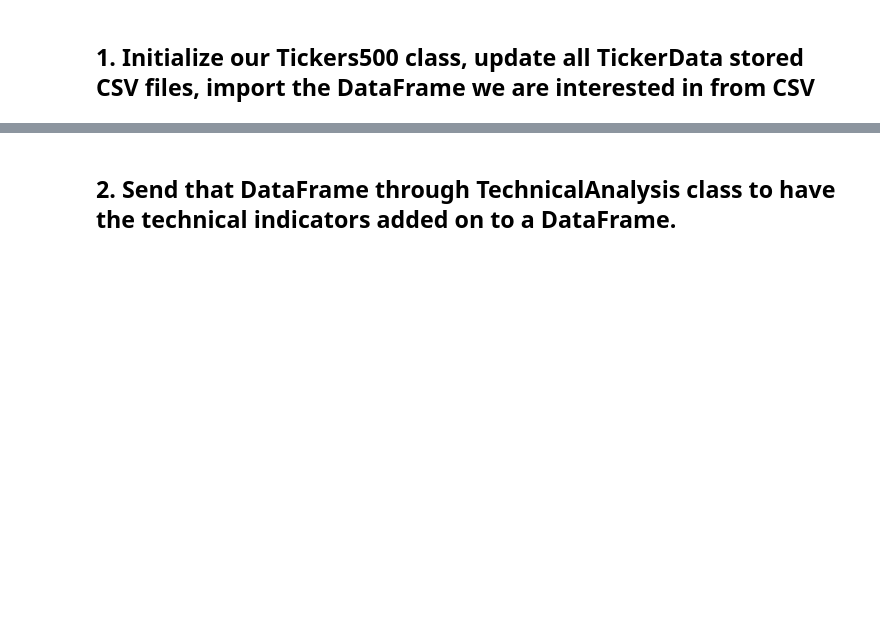
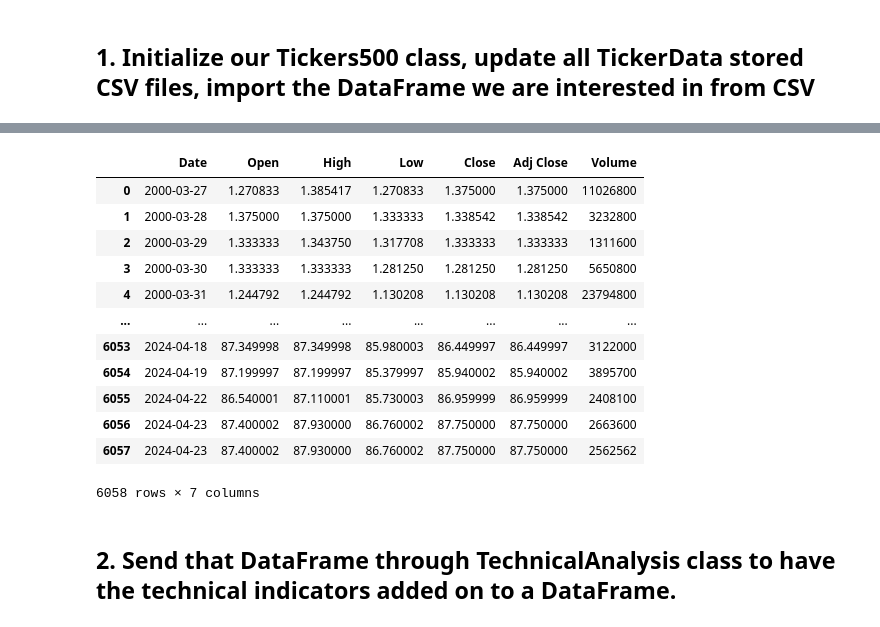
Before and after one commit to Lawrence908/AlgorithmicTrading, a Jupyter notebook: MoonShot1.ipynb, the cells around one changed output, grey strips where cells are left out. Saved outputs shown, nothing was run; the diff lists cells and outputs as text; code cells hidden in the pictures; blank space fills up the shorter version.

```diff
--- a/MoonShot1.ipynb
+++ b/MoonShot1.ipynb
@@ -89,7 +70,22 @@ ticker
 # %%
-start_date = '2020-01-01'
-ticker_df = tickers500.load_ticker_data_to_df(ticker, start_date)
+# start_date = '2020-01-01'
+ticker_df = tickers500.load_ticker_data_to_df(ticker)
+# ticker_df = tickers500.load_ticker_data_to_df(ticker, start_date)
 ticker_df
+# %% [output]
+|  | Date | Open | High | Low | Close | Adj Close | Volume |
+| 0 | 2000-03-27 | 1.270833 | 1.385417 | 1.270833 | 1.375000 | 1.375000 | 11026800 |
+| 1 | 2000-03-28 | 1.375000 | 1.375000 | 1.333333 | 1.338542 | 1.338542 | 3232800 |
+| 2 | 2000-03-29 | 1.333333 | 1.343750 | 1.317708 | 1.333333 | 1.333333 | 1311600 |
+| 3 | 2000-03-30 | 1.333333 | 1.333333 | 1.281250 | 1.281250 | 1.281250 | 5650800 |
+| 4 | 2000-03-31 | 1.244792 | 1.244792 | 1.130208 | 1.130208 | 1.130208 | 23794800 |
+| ... | ... | ... | ... | ... | ... | ... | ... |
+| 6053 | 2024-04-18 | 87.349998 | 87.349998 | 85.980003 | 86.449997 | 86.449997 | 3122000 |
+| 6054 | 2024-04-19 | 87.199997 | 87.199997 | 85.379997 | 85.940002 | 85.940002 | 3895700 |
+| 6055 | 2024-04-22 | 86.540001 | 87.110001 | 85.730003 | 86.959999 | 86.959999 | 2408100 |
+| 6056 | 2024-04-23 | 87.400002 | 87.930000 | 86.760002 | 87.750000 | 87.750000 | 2663600 |
+| 6057 | 2024-04-23 | 87.400002 | 87.930000 | 86.760002 | 87.750000 | 87.750000 | 2562562 |
+6058 rows × 7 columns
 # %% [markdown]
 ## 2. Send that DataFrame through TechnicalAnalysis class to have the technical indicators added on to a DataFrame.
 # %%
```
Also changed, not shown: parts of 20 cells of this notebook, 4 other files.
